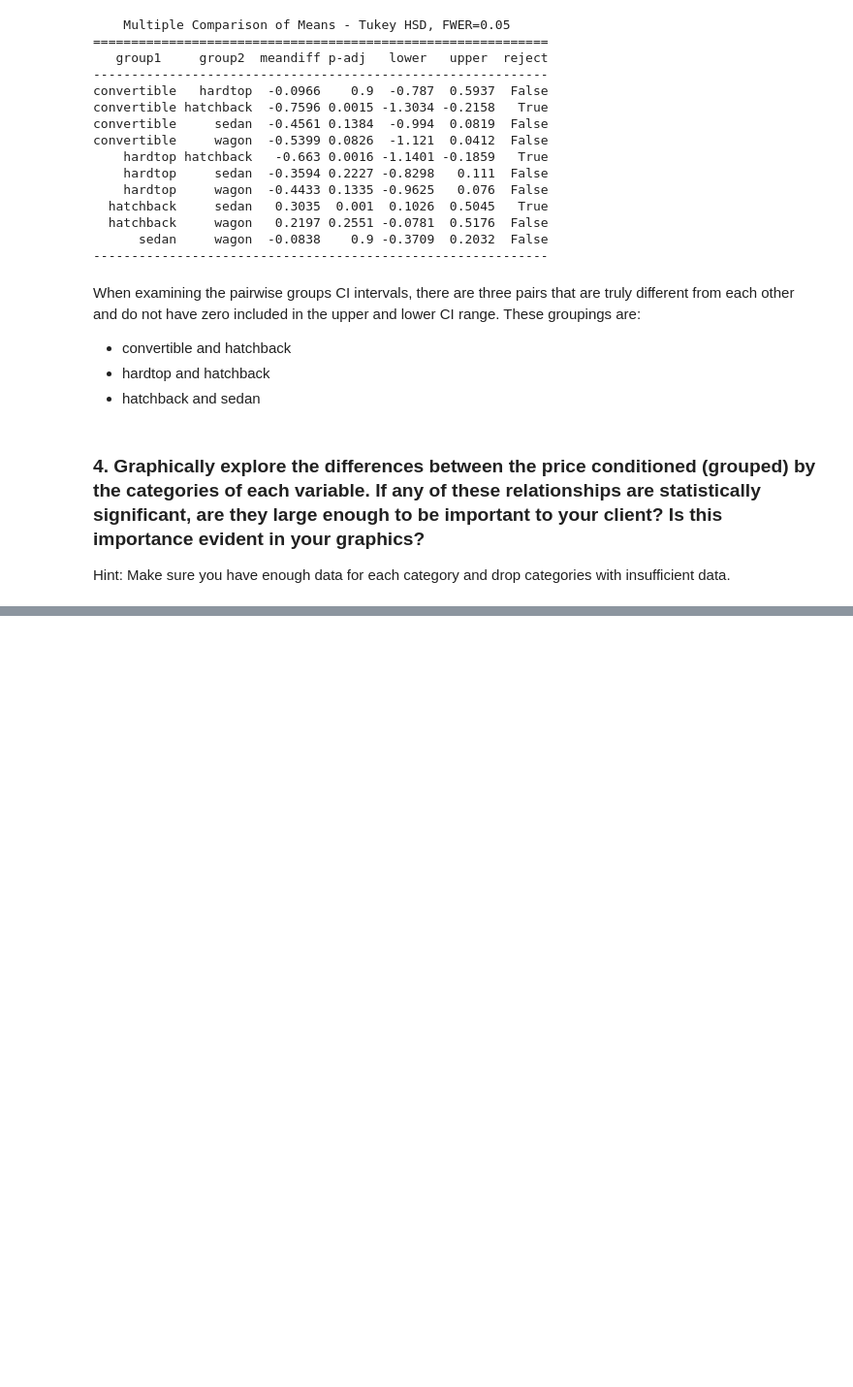
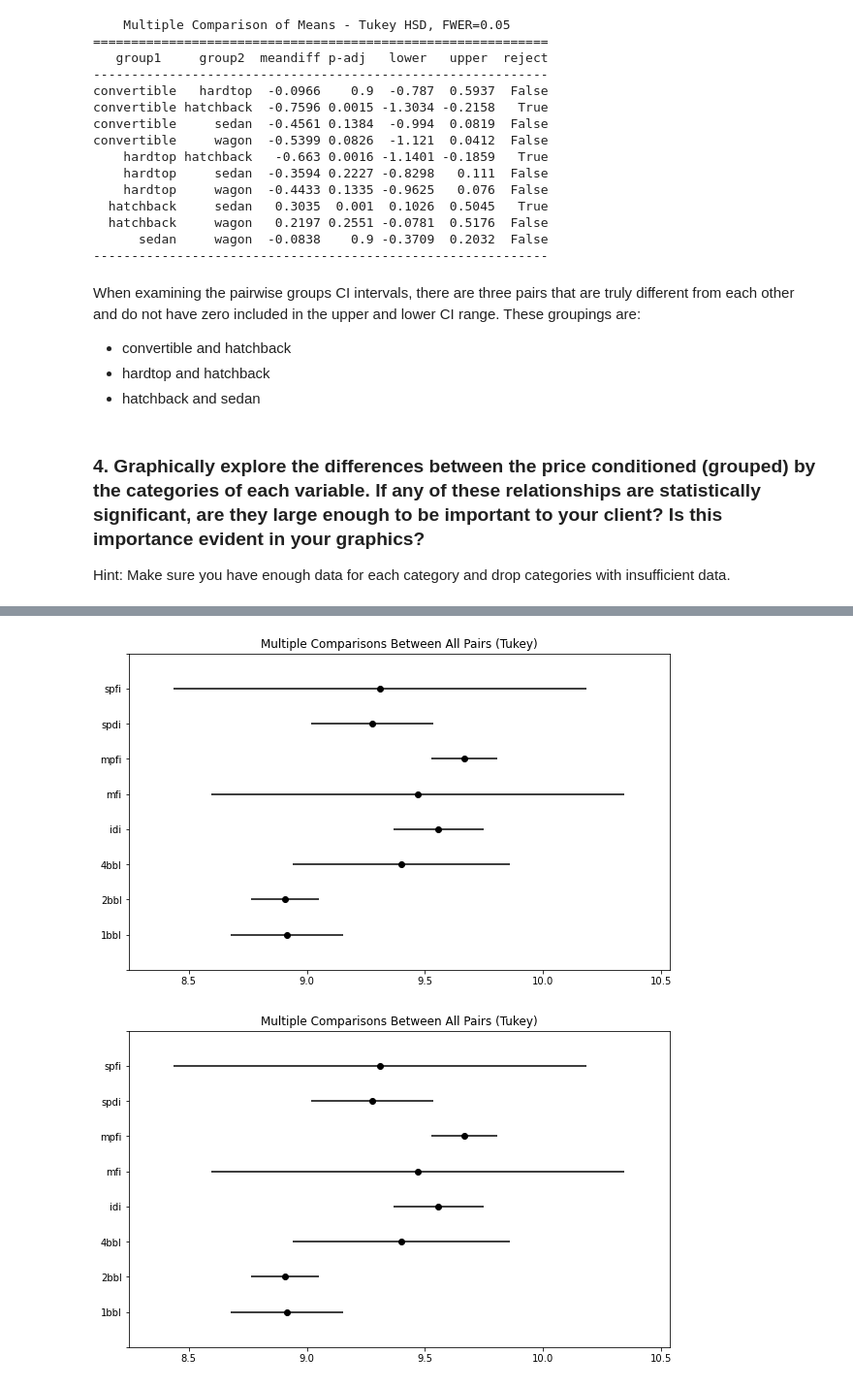
Before and after one commit to anajaved/UW_Data_Science_Cert, a Jupyter notebook: AnaJaved-L04-AutoHypothesis.ipynb, the cells around one changed output, grey strips where cells are left out. Shown at 97% size. Cells and saved outputs as stored; diff of their text form; code cells hidden in the pictures; blank space fills up the shorter version.

```diff
--- a/AnaJaved-L04-AutoHypothesis.ipynb
+++ b/AnaJaved-L04-AutoHypothesis.ipynb
@@ -418,0 +524,22 @@ Auto.head()
+# %%
+## Examining unique values in the column
+# print(Auto.loc[:, "fuel-system"].value_counts())
+        # mpfi    94
+        # 2bbl    66
+        # idi     20
+        # 1bbl    11
+        # spdi     9
+        # 4bbl     3
+        # spfi     1
+        # mfi      1
+
+## Isolating the Columns needed
+df = Auto.loc[:, ["fuel-system", "LogPrice"]]
+df.columns = ["fuelsystem", "logprice"]
+
+## Tukey Visualtion of the different Groups:
+Tukey_HSD = pairwise_tukeyhsd(df.logprice, df.fuelsystem)
+Tukey_HSD.plot_simultaneous()
+# %% [output]
+[figure, added]
+[figure, added]
```
Also changed, not shown: parts of 5 cells of this notebook.
